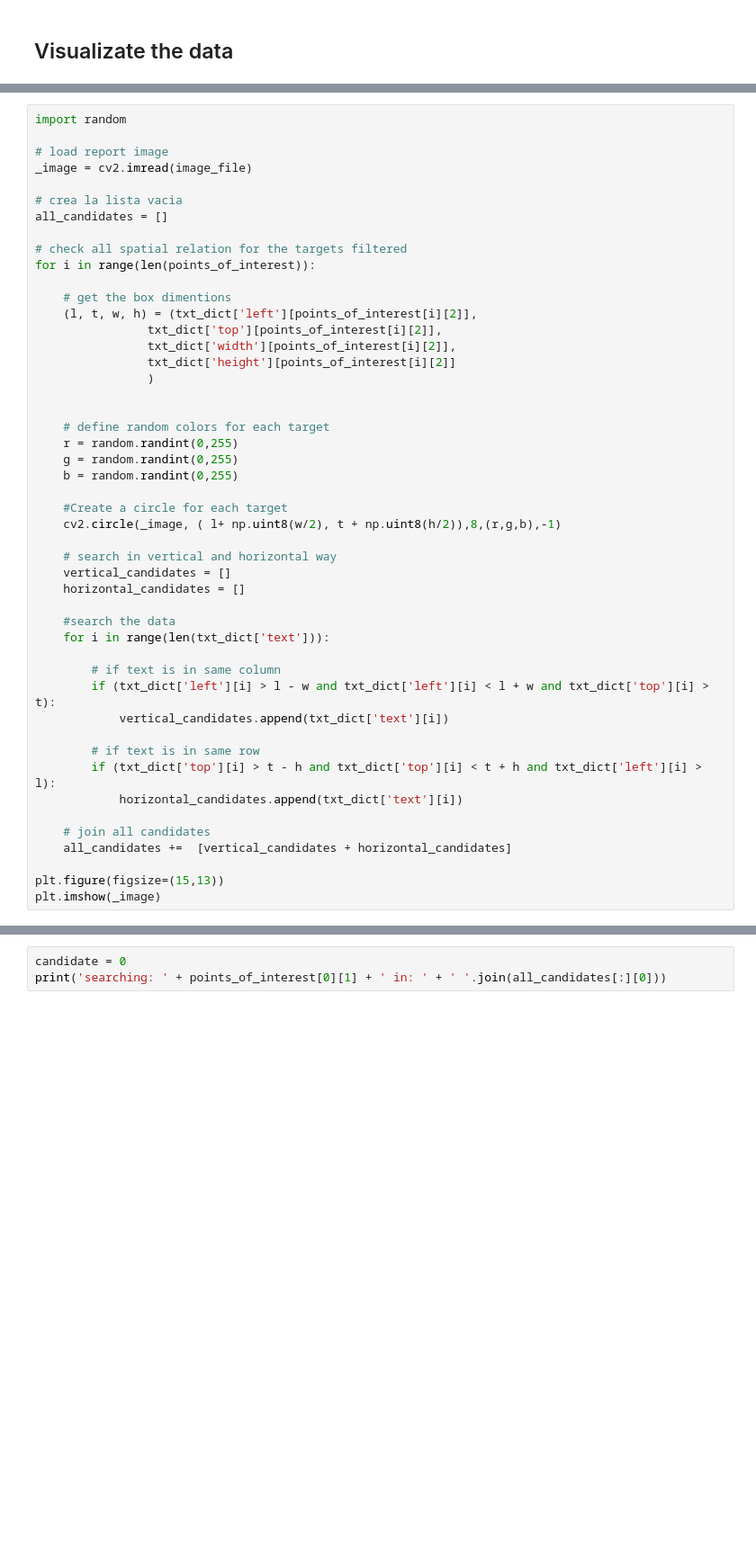
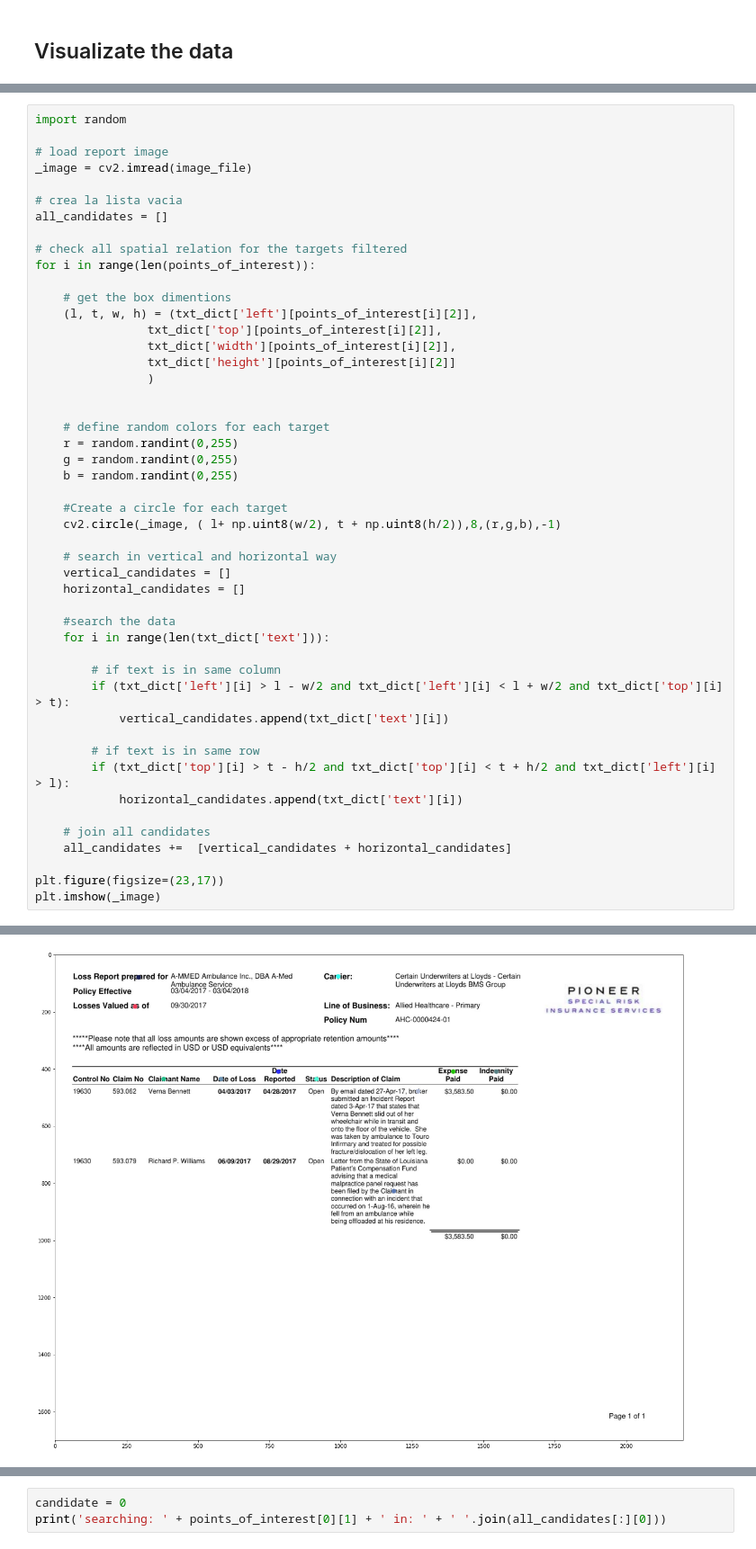
Before and after one commit to zaned897/pdfTextanalyzer, a Jupyter notebook: main_beta.ipynb, the cells around one changed output, grey strips where cells are left out. Shown at 90% size. Cells and saved outputs as stored; diff of their text form; blank space fills up the shorter version.

```diff
--- a/main_beta.ipynb
+++ b/main_beta.ipynb
@@ -87,15 +102,16 @@ for i in range(len(points_of_interest)):
     for i in range(len(txt_dict['text'])):
 
         # if text is in same column
-        if (txt_dict['left'][i] > l - w and txt_dict['left'][i] < l + w and txt_dict['top'][i] > t):
+        if (txt_dict['left'][i] > l - w/2 and txt_dict['left'][i] < l + w/2 and txt_dict['top'][i] > t):
             vertical_candidates.append(txt_dict['text'][i])
 
         # if text is in same row
-        if (txt_dict['top'][i] > t - h and txt_dict['top'][i] < t + h and txt_dict['left'][i] > l):
+        if (txt_dict['top'][i] > t - h/2 and txt_dict['top'][i] < t + h/2 and txt_dict['left'][i] > l):
             horizontal_candidates.append(txt_dict['text'][i])
 
     # join all candidates
     all_candidates +=  [vertical_candidates + horizontal_candidates]
 
-plt.figure(figsize=(15,13))
+plt.figure(figsize=(23,17))
 plt.imshow(_image)
+# %% [output]
@@ -102,3 +119,4 @@ plt.imshow(_image)
+[figure, added]
 # %%
 # Manual inspection for spatial search
 
```
Also changed, not shown: parts of 7 cells of this notebook, 4 other files.
